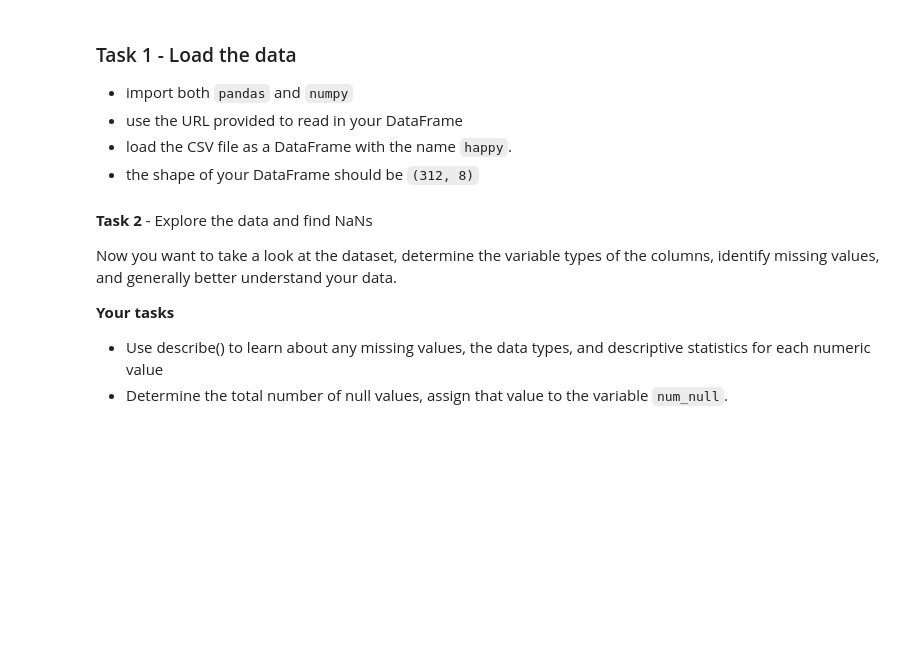
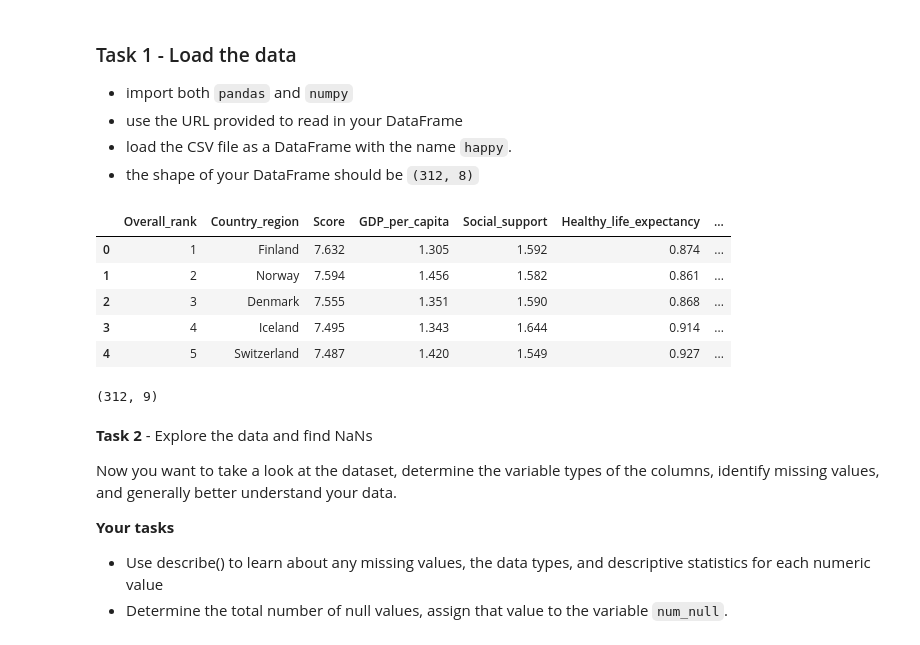
Before and after one commit to sikoh/DS-Linear-Algebra, a Jupyter notebook: Sprint-Challenge/DS_SprintChallenge_LinearAlgebra.ipynb, the cells around one changed output. Cells and saved outputs as stored; diff of their text form; code cells hidden in the pictures; blank space fills up the shorter version.

```diff
--- a/Sprint-Challenge/DS_SprintChallenge_LinearAlgebra.ipynb
+++ b/Sprint-Challenge/DS_SprintChallenge_LinearAlgebra.ipynb
@@ -33,16 +33,28 @@ For more information about the data, you can look here: [Kaggle: World Happiness
 * the shape of your DataFrame should be `(312, 8)`
 # %%
 # Task 1
+import pandas as pd
+import numpy as np
 
 # URL provided
 url = "https://raw.githubusercontent.com/bloominstituteoftechnology/data-science-practice-datasets/main/unit_1/Happy/happiness_years18_19.csv"
 
 # YOUR CODE HERE
-raise NotImplementedError()
-
+#raise NotImplementedError()
+happy = pd.read_csv(url)
 # Print out the DataFrame
 happy.head()
-#happy.shape
+# %% [output]
+|  | Overall_rank | Country_region | Score | GDP_per_capita | Social_support | Healthy_life_expectancy | ... |
+| 0 | 1 | Finland | 7.632 | 1.305 | 1.592 | 0.874 | ... |
+| 1 | 2 | Norway | 7.594 | 1.456 | 1.582 | 0.861 | ... |
+| 2 | 3 | Denmark | 7.555 | 1.351 | 1.590 | 0.868 | ... |
+| 3 | 4 | Iceland | 7.495 | 1.343 | 1.644 | 0.914 | ... |
+| 4 | 5 | Switzerland | 7.487 | 1.420 | 1.549 | 0.927 | ... |
+# %%
+happy.shape
+# %% [output]
+(312, 9)
 # %%
 # Task 1 - Test
 
```
Also changed, not shown: parts of 5 cells of this notebook.
